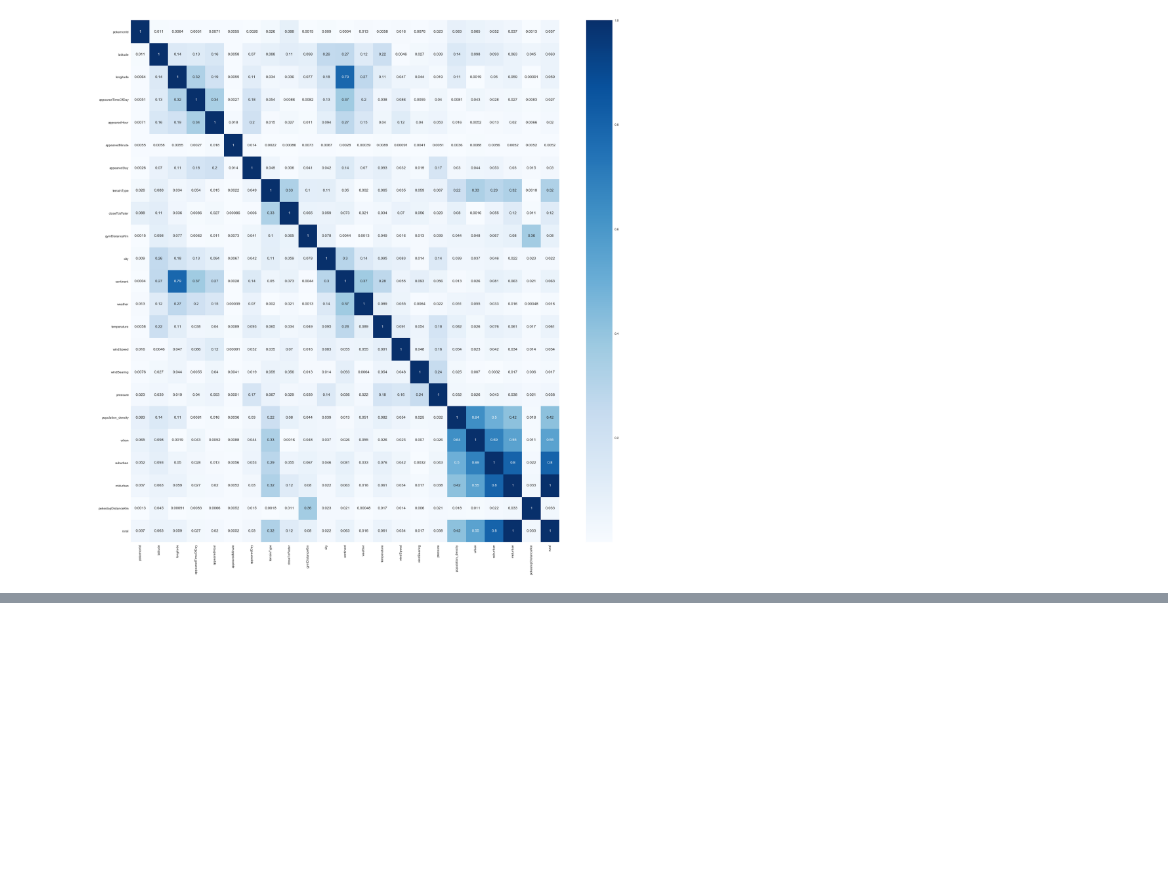
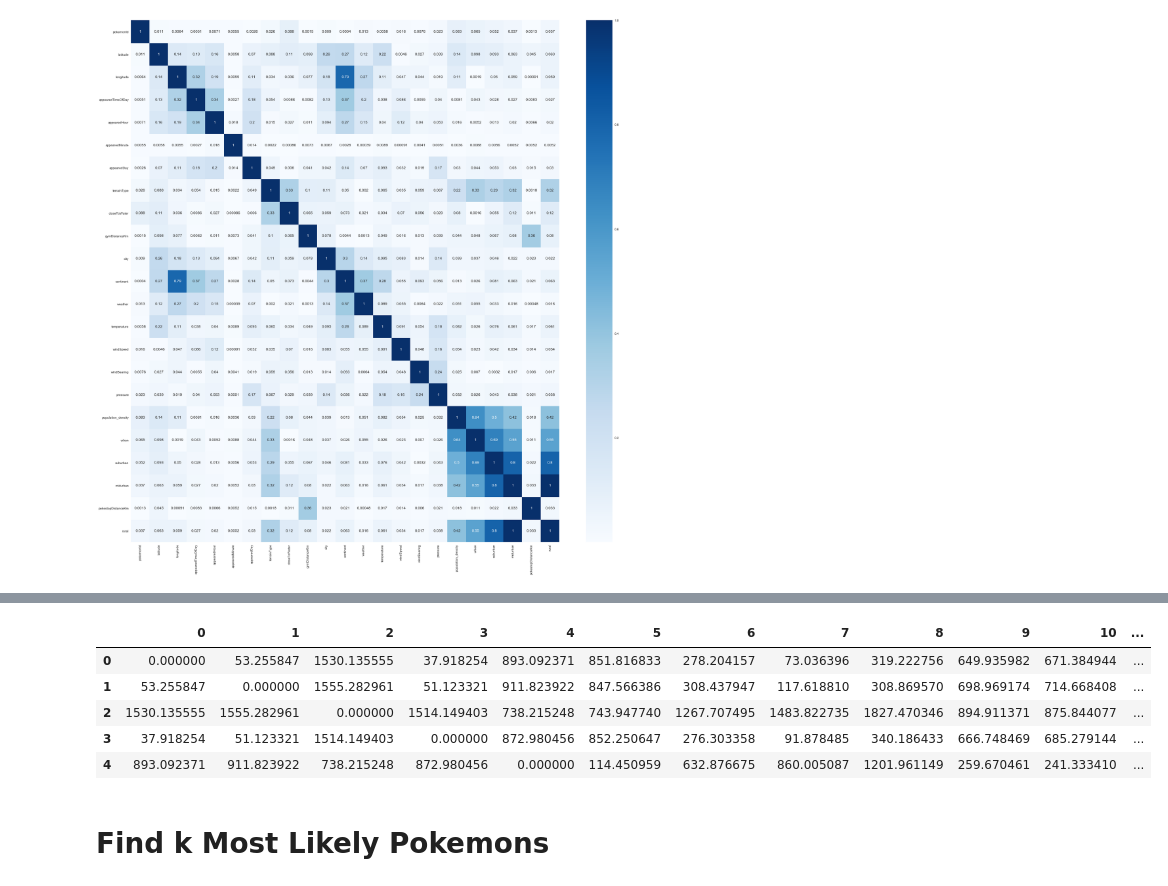
Before and after one commit to tingyuli96/pokemonCatch, a Jupyter notebook: FeatureExtraction/CorreclationAnalysis.ipynb, the cells around one changed output, grey strips where cells are left out. Cells and saved outputs as stored; diff of their text form; code cells hidden in the pictures; blank space fills up the shorter version.

Commit message:
Find k nearest pokemon

```diff
--- a/FeatureExtraction/CorreclationAnalysis.ipynb
+++ b/FeatureExtraction/CorreclationAnalysis.ipynb
@@ -7,7 +7,7 @@ import seaborn as sns
 pd.set_option('display.max_columns', None)
 
 #Data = pd.read_csv("../Data/smalldata.csv")
-Data = pd.read_csv("../Data/300k.csv")
+Data = pd.read_csv("300k.csv")
 #print(Data.head())
 
 #Steage 1
@@ -76,0 +74,2 @@ city.to_csv("../Result/city.csv",header = True)
+# %%
+mean_col = ReducedData.groupby('pokemonId').mean()
@@ -76,0 +86,3 @@ city.to_csv("../Result/city.csv",header = True)
+# %%
+DataForBehavior = mean_col
+DataForBehavior.head()
@@ -76,0 +100,22 @@ city.to_csv("../Result/city.csv",header = True)
+# %%
+plt.subplots(figsize = (300,300))
+#similaritymatrix = cosine_similarity(DataForBehavior)
+similaritymatrix =  manhattan_distances(DataForBehavior)
+df = pd.DataFrame(similaritymatrix)
+sns.heatmap(df,
+            xticklabels=df.columns.values,
+            yticklabels=df.columns.values,
+            annot=True)
+plt.savefig('BehaviorSimilar.jpg')
+#plt.show()
+# %%
+df.head()
+# %% [output]
+|  | 0 | 1 | 2 | 3 | 4 | 5 | 6 | 7 | 8 | 9 | 10 | ... |
+| 0 | 0.000000 | 53.255847 | 1530.135555 | 37.918254 | 893.092371 | 851.816833 | 278.204157 | 73.036396 | 319.222756 | 649.935982 | 671.384944 | ... |
+| 1 | 53.255847 | 0.000000 | 1555.282961 | 51.123321 | 911.823922 | 847.566386 | 308.437947 | 117.618810 | 308.869570 | 698.969174 | 714.668408 | ... |
+| 2 | 1530.135555 | 1555.282961 | 0.000000 | 1514.149403 | 738.215248 | 743.947740 | 1267.707495 | 1483.822735 | 1827.470346 | 894.911371 | 875.844077 | ... |
+| 3 | 37.918254 | 51.123321 | 1514.149403 | 0.000000 | 872.980456 | 852.250647 | 276.303358 | 91.878485 | 340.186433 | 666.748469 | 685.279144 | ... |
+| 4 | 893.092371 | 911.823922 | 738.215248 | 872.980456 | 0.000000 | 114.450959 | 632.876675 | 860.005087 | 1201.961149 | 259.670461 | 241.333410 | ... |
+# %% [markdown]
+# Find k Most Likely Pokemons
```
Also changed, not shown: parts of 14 cells of this notebook.
